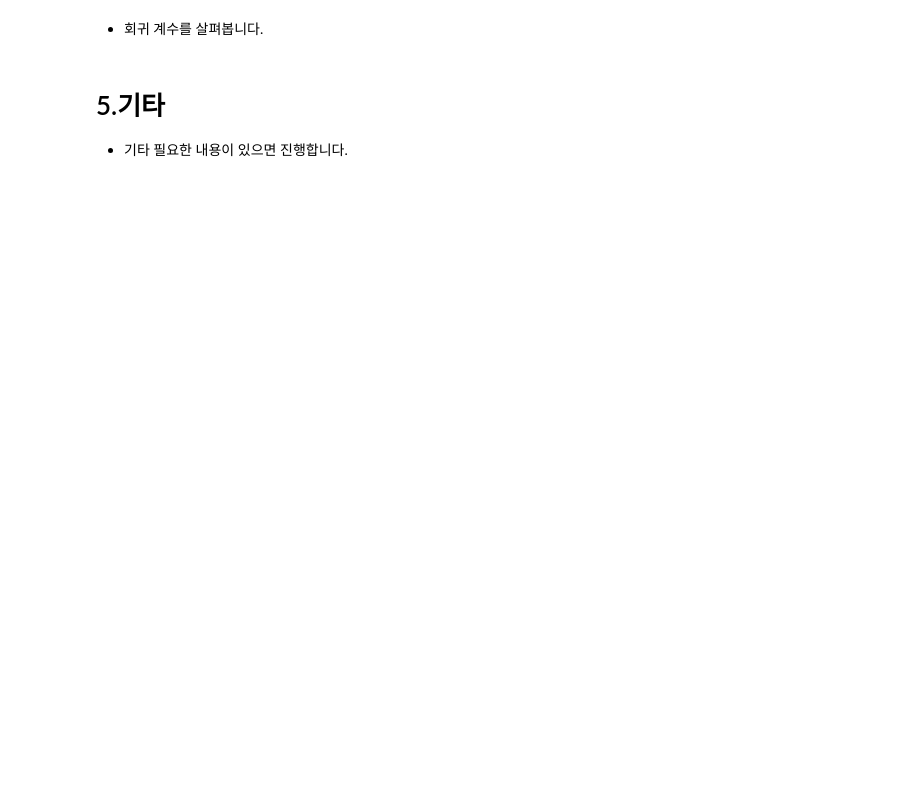
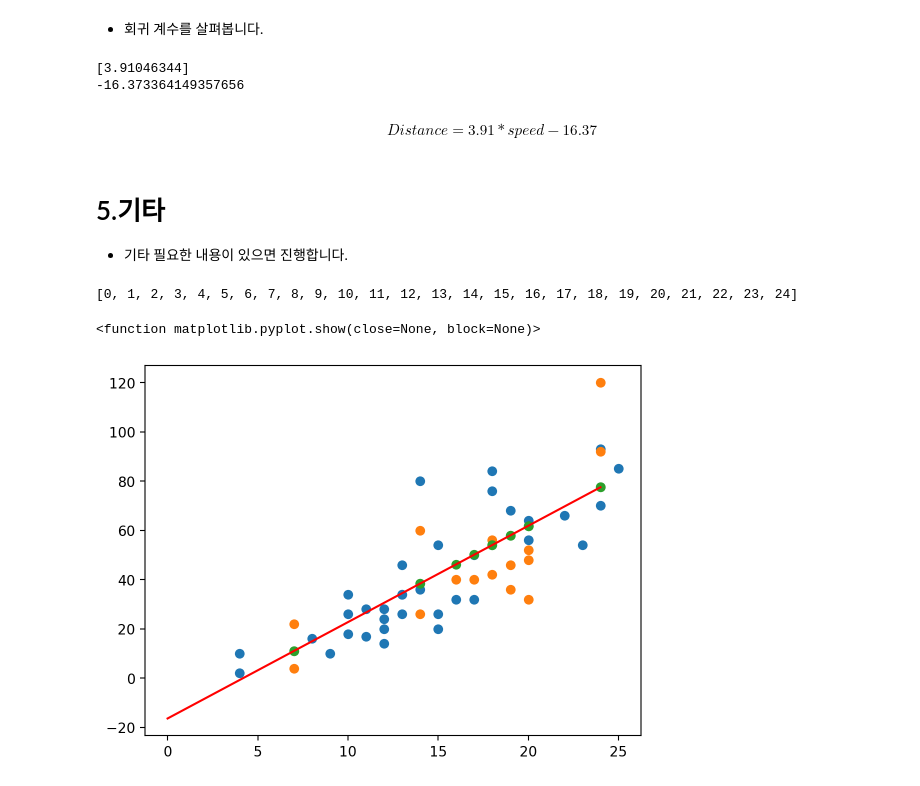
Before and after one commit to yangjung-woo/KT-Workspace, a Jupyter notebook: KT_AIVLE_DX_Regular_course/Week1/DX_머신러닝_실습자료/DX_머신러닝_실습자료/배우기/ML03_01_선형회귀(Cars).ipynb, the cells around one changed output. Drawn from its saved outputs; the diff is of its cells as text; code cells hidden in the pictures; blank space fills up the shorter version.

```diff
--- a/KT_AIVLE_DX_Regular_course/Week1/DX_머신러닝_실습자료/DX_머신러닝_실습자료/배우기/ML03_01_선형회귀(Cars).ipynb
+++ b/KT_AIVLE_DX_Regular_course/Week1/DX_머신러닝_실습자료/DX_머신러닝_실습자료/배우기/ML03_01_선형회귀(Cars).ipynb
@@ -88,4 +119,6 @@ x_train, x_test, y_train, y_test = train_test_split(x, y, test_size=0.3, random_
 # %%
 # 2단계: 선언하기
+model = LinearRegression()
 # %%
 # 3단계: 학습하기
+model.fit(x_train,y_train)
@@ -100,6 +140,38 @@ x_train, x_test, y_train, y_test = train_test_split(x, y, test_size=0.3, random_
+# %%
+# 회귀계수 확인
+print(model.coef_) # 회귀계수들
+print(model.intercept_)# 상수 indercept
+# %% [output]
+[3.91046344]
+-16.373364149357656
+# %% [markdown]
+$$ Distance = 3.91 * speed - 16.37 $$
 # %% [markdown]
 # 5.기타
 
 - 기타 필요한 내용이 있으면 진행합니다.
+# %%
+# 회귀식 시각
+# distance = a * speed + b
+
+a = model.coef_
+b = model .intercept_
+speed = [x_train.min(), x_train.max()]
+speed = [i for i in range(0,25)]
+dist = a * speed +b
+print(speed)
+# %% [output]
+[0, 1, 2, 3, 4, 5, 6, 7, 8, 9, 10, 11, 12, 13, 14, 15, 16, 17, 18, 19, 20, 21, 22, 23, 24]
+# %%
+# 회귀선 시각화
+plt.scatter(x_train,y_train)# 학습했던 값
+plt.scatter(x_test,y_test)# 예측했어야할 값
+plt.scatter(x_test,y_pred)# 예측한 값  >> 이를 기준으로 회귀선을 만듦
+plt.plot(speed, dist, color ='r') # x_test를 받아 y_pred 선을 만듦
+
+plt.show
+# %% [output]
+<function matplotlib.pyplot.show(close=None, block=None)>
+[figure, added]
 # %%
 # 시각화
```
Also changed, not shown: parts of 13 cells of this notebook, 12 other files.
